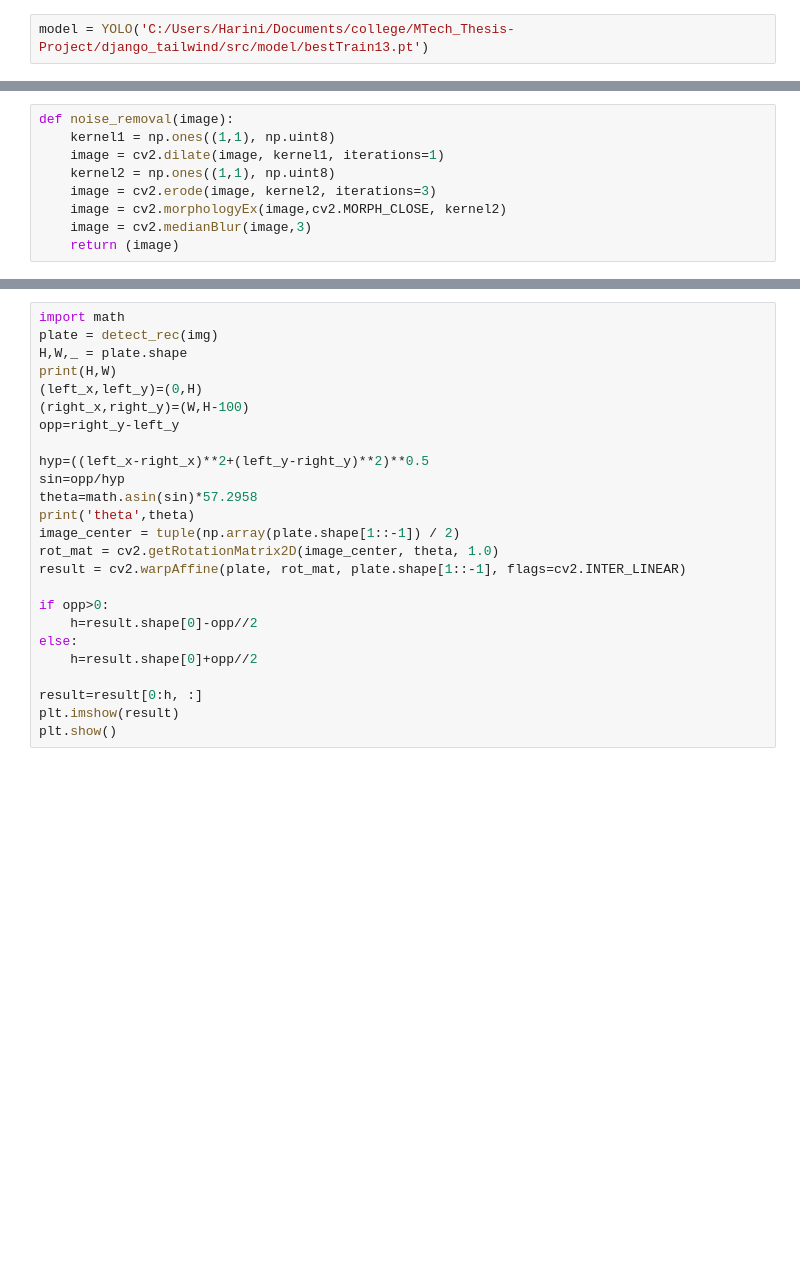
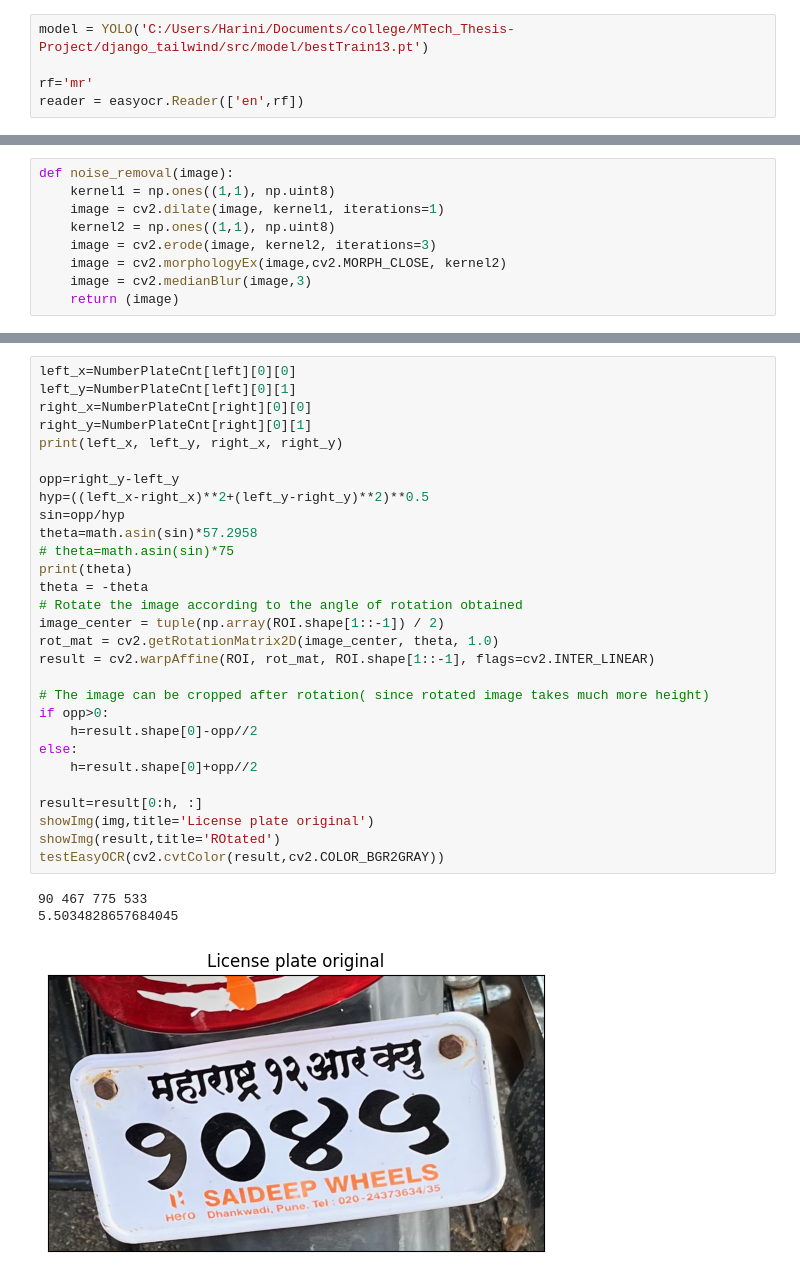
Before and after one commit to huhreenee/preprocessing_test, a Jupyter notebook: skewCorrection/deskeww.ipynb, the cells around one changed output, grey strips where cells are left out. Drawn from its saved outputs; the diff is of its cells as text; blank space fills up the shorter version.

```diff
--- a/skewCorrection/deskeww.ipynb
+++ b/skewCorrection/deskeww.ipynb
@@ -10,6 +11,9 @@ cv2.__version__[0]
 '4'
 # %%
 model = YOLO('C:/Users/Harini/Documents/college/MTech_Thesis-Project/django_tailwind/src/model/bestTrain13.pt')
+
+rf='mr'
+reader = easyocr.Reader(['en',rf])
 # %%
 def display(im_path):
     dpi = 30
@@ -230,25 +298,33 @@ error: OpenCV(4.9.0) D:\a\opencv-python\opencv-python\opencv\modules\imgproc\src
 # %%
-import math
-plate = detect_rec(img)
-H,W,_ = plate.shape
-print(H,W)
-(left_x,left_y)=(0,H)
-(right_x,right_y)=(W,H-100)
+left_x=NumberPlateCnt[left][0][0]
+left_y=NumberPlateCnt[left][0][1]
+right_x=NumberPlateCnt[right][0][0]
+right_y=NumberPlateCnt[right][0][1]
+print(left_x, left_y, right_x, right_y)
+
 opp=right_y-left_y
-
 hyp=((left_x-right_x)**2+(left_y-right_y)**2)**0.5
 sin=opp/hyp
 theta=math.asin(sin)*57.2958
-print('theta',theta)
-image_center = tuple(np.array(plate.shape[1::-1]) / 2)
+# theta=math.asin(sin)*75
+print(theta)
+theta = -theta
+# Rotate the image according to the angle of rotation obtained
+image_center = tuple(np.array(ROI.shape[1::-1]) / 2)
 rot_mat = cv2.getRotationMatrix2D(image_center, theta, 1.0)
-result = cv2.warpAffine(plate, rot_mat, plate.shape[1::-1], flags=cv2.INTER_LINEAR)
+result = cv2.warpAffine(ROI, rot_mat, ROI.shape[1::-1], flags=cv2.INTER_LINEAR)
 
+# The image can be cropped after rotation( since rotated image takes much more height)
 if opp>0:
     h=result.shape[0]-opp//2
 else:
     h=result.shape[0]+opp//2
 
 result=result[0:h, :]
-plt.imshow(result)
-plt.show()
+showImg(img,title='License plate original')
+showImg(result,title='ROtated')
+testEasyOCR(cv2.cvtColor(result,cv2.COLOR_BGR2GRAY))
+# %% [output]
+90 467 775 533
+5.5034828657684045
+[figure, added]
```
Also changed, not shown: parts of 14 cells of this notebook.
